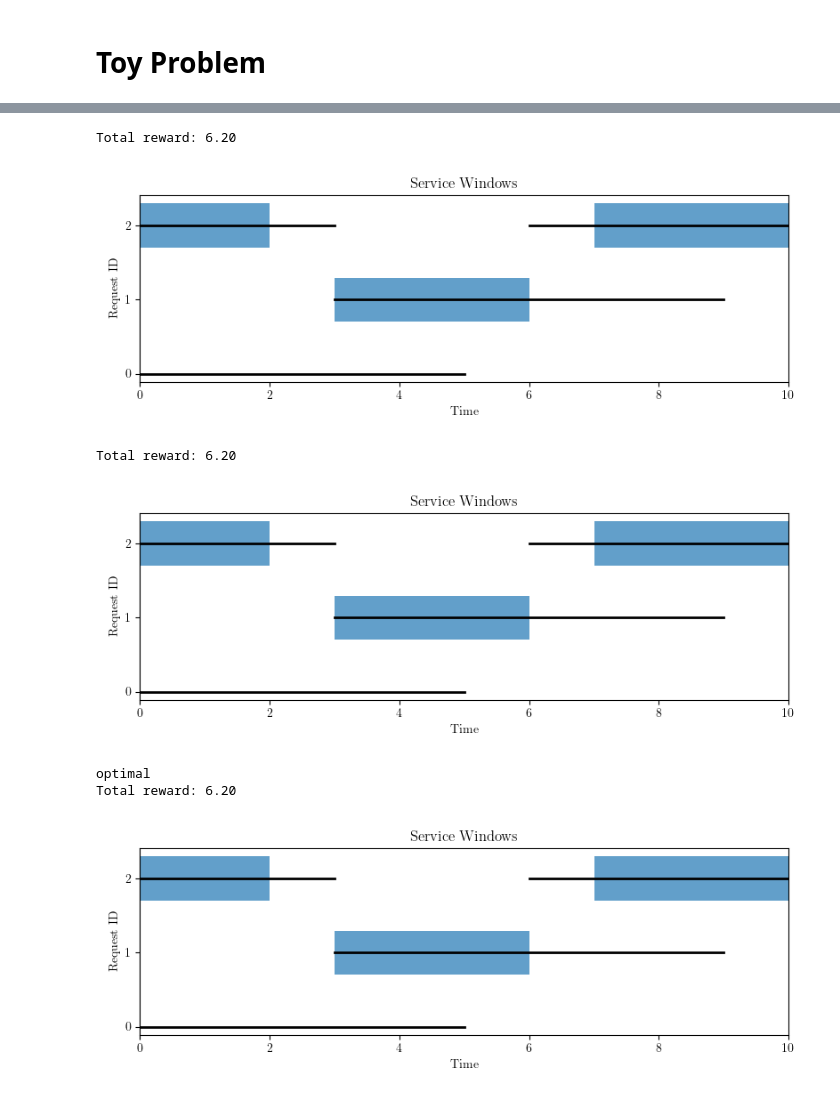
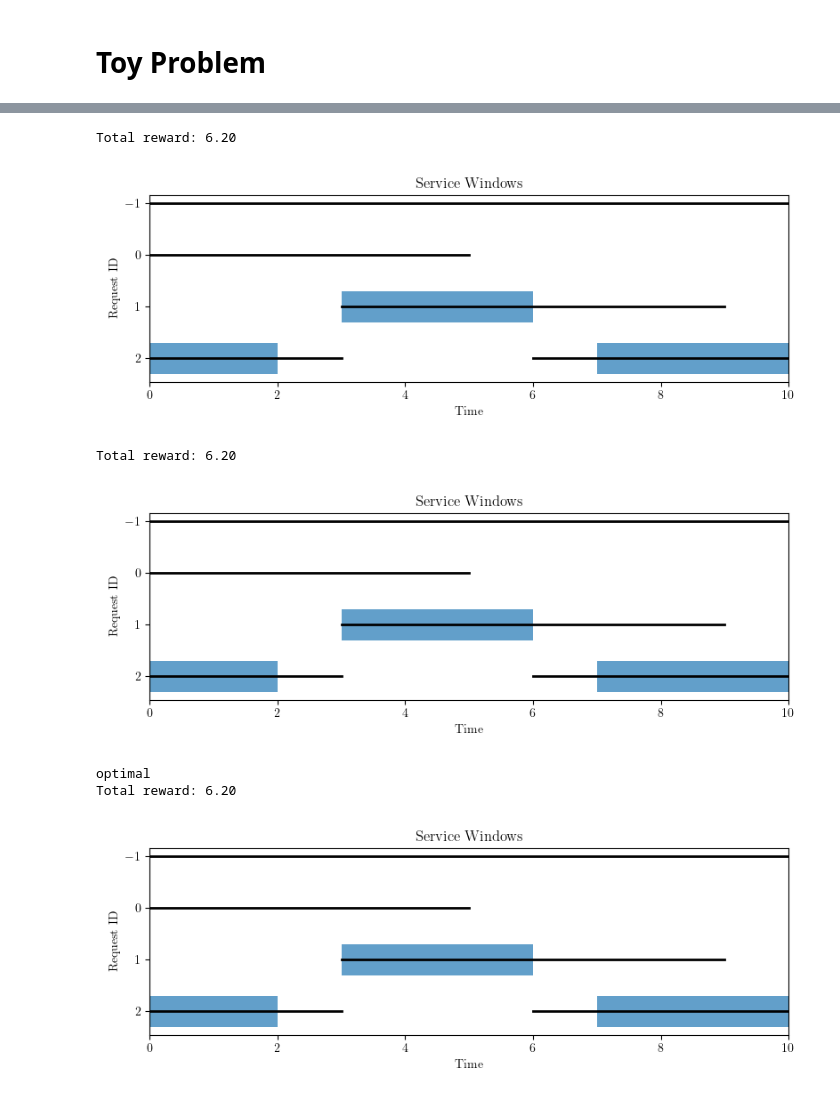
Before and after one commit to Stanford-NavLab/LuPNT, a Jupyter notebook: examples/projects/pnt-scheduling/python/experiments.ipynb, the cells around one changed output, grey strips where cells are left out. Saved outputs shown, nothing was run; the diff lists cells and outputs as text; code cells hidden in the pictures.

```diff
--- a/examples/projects/pnt-scheduling/python/experiments.ipynb
+++ b/examples/projects/pnt-scheduling/python/experiments.ipynb
@@ -263,12 +263,16 @@ s = problem.initial_state()
 from algorithms import PntSchedulingProblem, SmdpForwardSearchSolver, SmdpMctsSolver, State, Action
 
 requests = [
+    Request(id=-1, user_id=-1, rv=None, start=0, end=10, duration=10), # Dummy request
     Request(id=0, user_id=1, rv=None, start=0, end=10, duration=4),
     Request(id=1, user_id=2, rv=None, start=0, end=10, duration=3),
     Request(id=2, user_id=3, rv=None, start=0, end=10, duration=5),
 ]
 
 service_windows = [
+    ServiceWindow(
+        id=-1, request_id=-1, start=0, end=10, reward=0, power_gen=0, data_gen=0
+    ), # Dummy service window
     ServiceWindow(
         id=0, request_id=0, start=0, end=5, reward=1, power_gen=-1, data_gen=1
     ),
@@ -292,6 +296,10 @@ problem = PntSchedulingProblem(
     transition_times=transition_times,
     N_max_actions=50,
     min_action_duration=1,
+    max_energy=10,
+    min_energy=2,
+    max_data=10,
+    min_data=2,
 )
 
 plotting.plot_requests_service_windows(requests, service_windows)
@@ -306,25 +314,26 @@ plotting.plot_requests_service_windows(requests, service_windows, policy)
 print(f"Total reward: {problem.total_reward(policy):.2f}")
 # %% [output]
 Total reward: 6.20
-[figure, old version]
+[figure, new version]
 # %%
 # MCTS
 s = problem.initial_state()
 solver = SmdpMctsSolver(problem)
-policy = solver.solve(s, d=50, gamma=0.9, n=1000, c=1e3)
+policy = solver.solve(s, d=10, gamma=0.9, n=1000, c=10)
 plotting.plot_requests_service_windows(requests, service_windows, policy)
 print(f"Total reward: {problem.total_reward(policy):.2f}")
 # %% [output]
 Total reward: 6.20
-[figure, old version]
+[figure, new version]
 # %%
-from algorithms import DiscreteTimeIlpSolver
+from algorithms import DiscreteTimeIpSolver
 
-solver = DiscreteTimeIlpSolver(problem)
+# IP
+solver = DiscreteTimeIpSolver(problem)
 policy = solver.solve(s, time_step=1)
 plotting.plot_requests_service_windows(requests, service_windows, policy)
 print(f"Total reward: {problem.total_reward(policy):.2f}")
 # %% [output]
 optimal
 Total reward: 6.20
-[figure, old version]
+[figure, new version]
```
Also changed, not shown: parts of 4 cells of this notebook, 2 other files.
